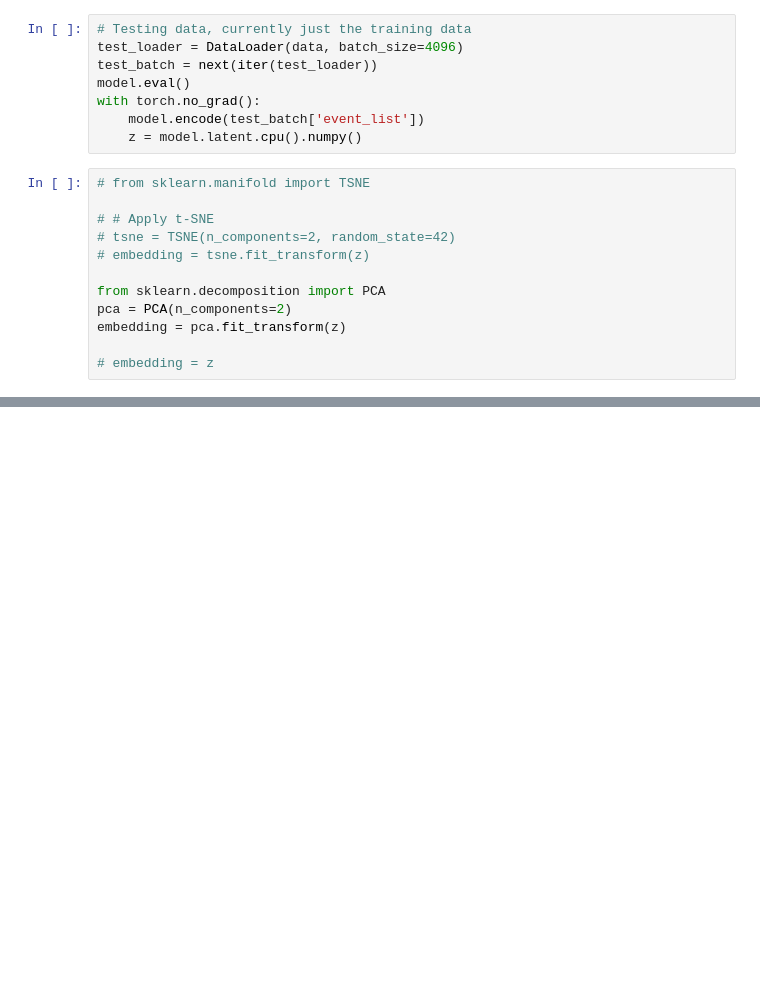
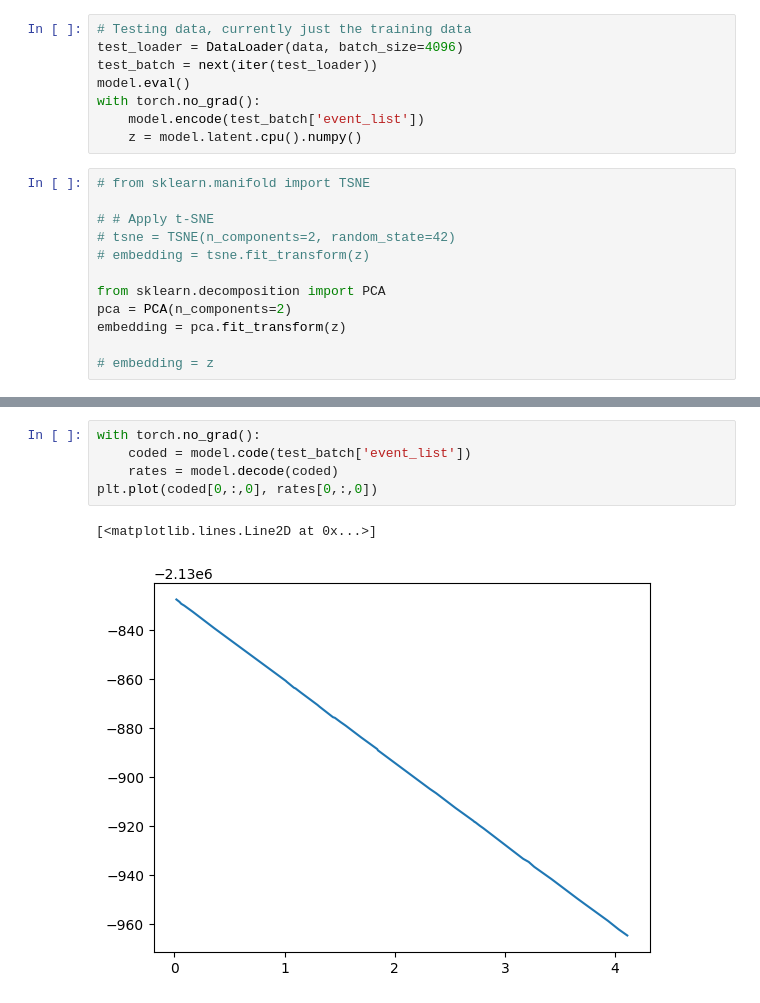
Before and after one commit to villrv/ppae, a Jupyter notebook: debugging.ipynb, the cells around one changed output, grey strips where cells are left out. Saved outputs shown, nothing was run; the diff lists cells and outputs as text; blank space fills up the shorter version.

```diff
--- a/debugging.ipynb
+++ b/debugging.ipynb
@@ -78,0 +92,8 @@ array([[0., 0.],
+# %%
+with torch.no_grad():
+    coded = model.code(test_batch['event_list'])
+    rates = model.decode(coded)
+plt.plot(coded[0,:,0], rates[0,:,0])
+# %% [output]
+[<matplotlib.lines.Line2D at 0x...>]
+[figure, added]
```
Also changed, not shown: parts of 6 cells of this notebook, 1 other file.
